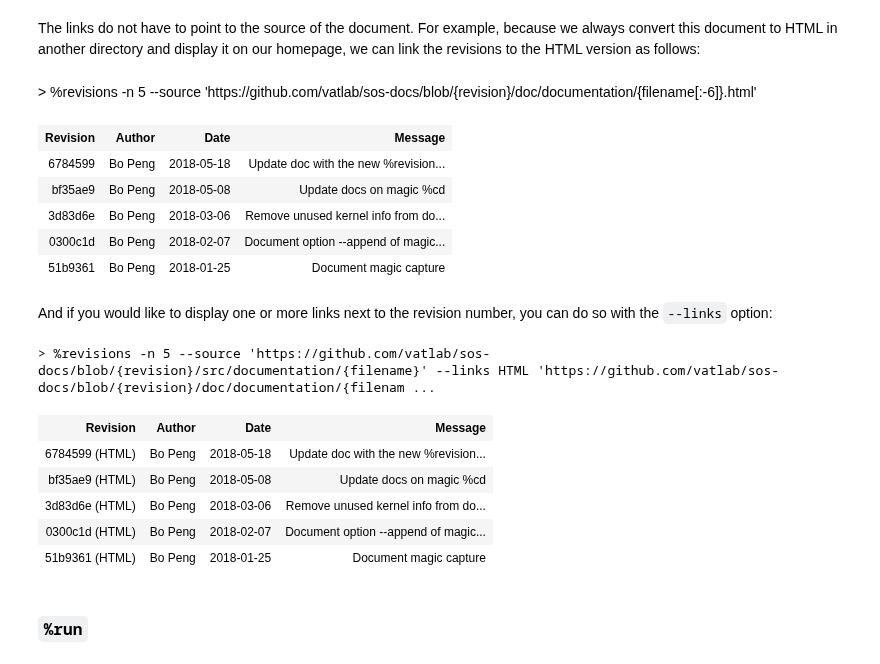
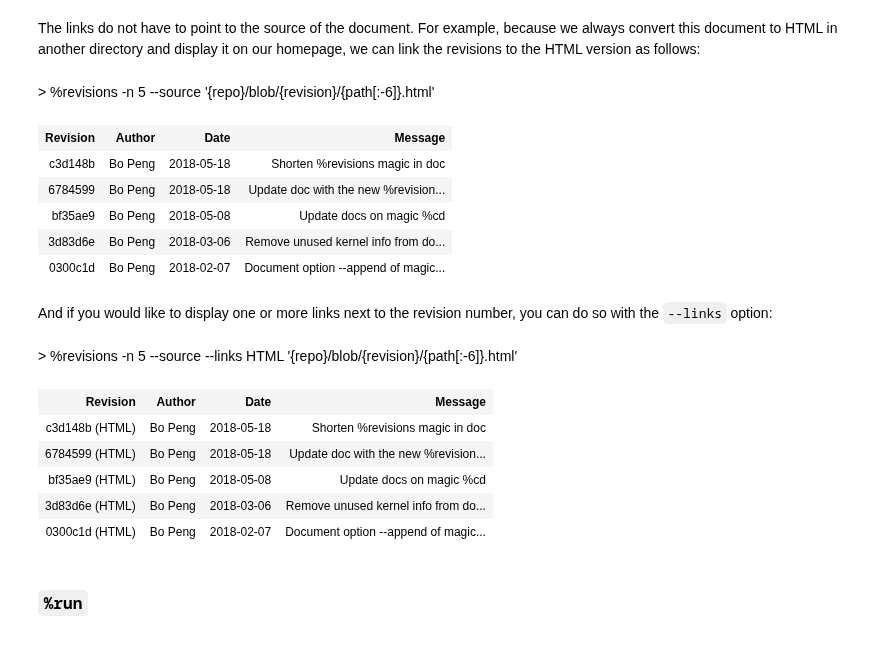
Before and after one commit to vatlab/sos-docs, a Jupyter notebook: src/documentation/SoS_Magics.ipynb, the cells around one changed output. Saved outputs shown, nothing was run; the diff lists cells and outputs as text; code cells hidden in the pictures.

```diff
--- a/src/documentation/SoS_Magics.ipynb
+++ b/src/documentation/SoS_Magics.ipynb
@@ -516,29 +520,28 @@ github_url = 'https://github.com/vatlab/sos-docs/blob'
 The links do not have to point to the source of the document. For example, because we always convert this document to HTML in another directory and display it on our homepage, we can link the revisions to the HTML version as follows:
 # %%
 %revisions -n 5 \
-  --source '{github_url}/{{revision}}/doc/documentation/{{filename[:-6]}}.html'
+  --source '{{repo}}/blob/{{revision}}/{{path[:-6]}}.html'
 # %% [output]
-> %revisions -n 5 --source 'https://github.com/vatlab/sos-docs/blob/{revision}/doc/documentation/{filename[:-6]}.html'
+> %revisions -n 5 --source '{repo}/blob/{revision}/{path[:-6]}.html'
 | Revision | Author | Date | Message |
+| c3d148b | Bo Peng | 2018-05-18 | Shorten %revisions magic in doc |
 | 6784599 | Bo Peng | 2018-05-18 | Update doc with the new %revision... |
 | bf35ae9 | Bo Peng | 2018-05-08 | Update docs on magic %cd |
 | 3d83d6e | Bo Peng | 2018-03-06 | Remove unused kernel info from do... |
 | 0300c1d | Bo Peng | 2018-02-07 | Document option --append of magic... |
-| 51b9361 | Bo Peng | 2018-01-25 | Document magic capture |
 # %% [markdown]
 And if you would like to display one or more links next to the revision number, you can do so with the `--links` option:
 # %%
-%revisions -n 5 \
-  --source '{github_url}/{{revision}}/src/documentation/{{filename}}' \
-  --links HTML '{github_url}/{{revision}}/doc/documentation/{{filename[:-6]}}.html'
+%revisions -n 5 --source  \
+  --links HTML '{{repo}}/blob/{{revision}}/{{path[:-6]}}.html'
 # %% [output]
-> %revisions -n 5 --source 'https://github.com/vatlab/sos-docs/blob/{revision}/src/documentation/{filename}' --links HTML 'https://github.com/vatlab/sos-docs/blob/{revision}/doc/documentation/{filenam ...
+> %revisions -n 5 --source --links HTML '{repo}/blob/{revision}/{path[:-6]}.html'
 | Revision | Author | Date | Message |
+| c3d148b (HTML) | Bo Peng | 2018-05-18 | Shorten %revisions magic in doc |
 | 6784599 (HTML) | Bo Peng | 2018-05-18 | Update doc with the new %revision... |
 | bf35ae9 (HTML) | Bo Peng | 2018-05-08 | Update docs on magic %cd |
 | 3d83d6e (HTML) | Bo Peng | 2018-03-06 | Remove unused kernel info from do... |
 | 0300c1d (HTML) | Bo Peng | 2018-02-07 | Document option --append of magic... |
-| 51b9361 (HTML) | Bo Peng | 2018-01-25 | Document magic capture |
 # %% [markdown]
 ### `%run` <a id="magic_run"></a>
 # %% [markdown]
```
Also changed, not shown: parts of 8 cells of this notebook, 1 other file.
